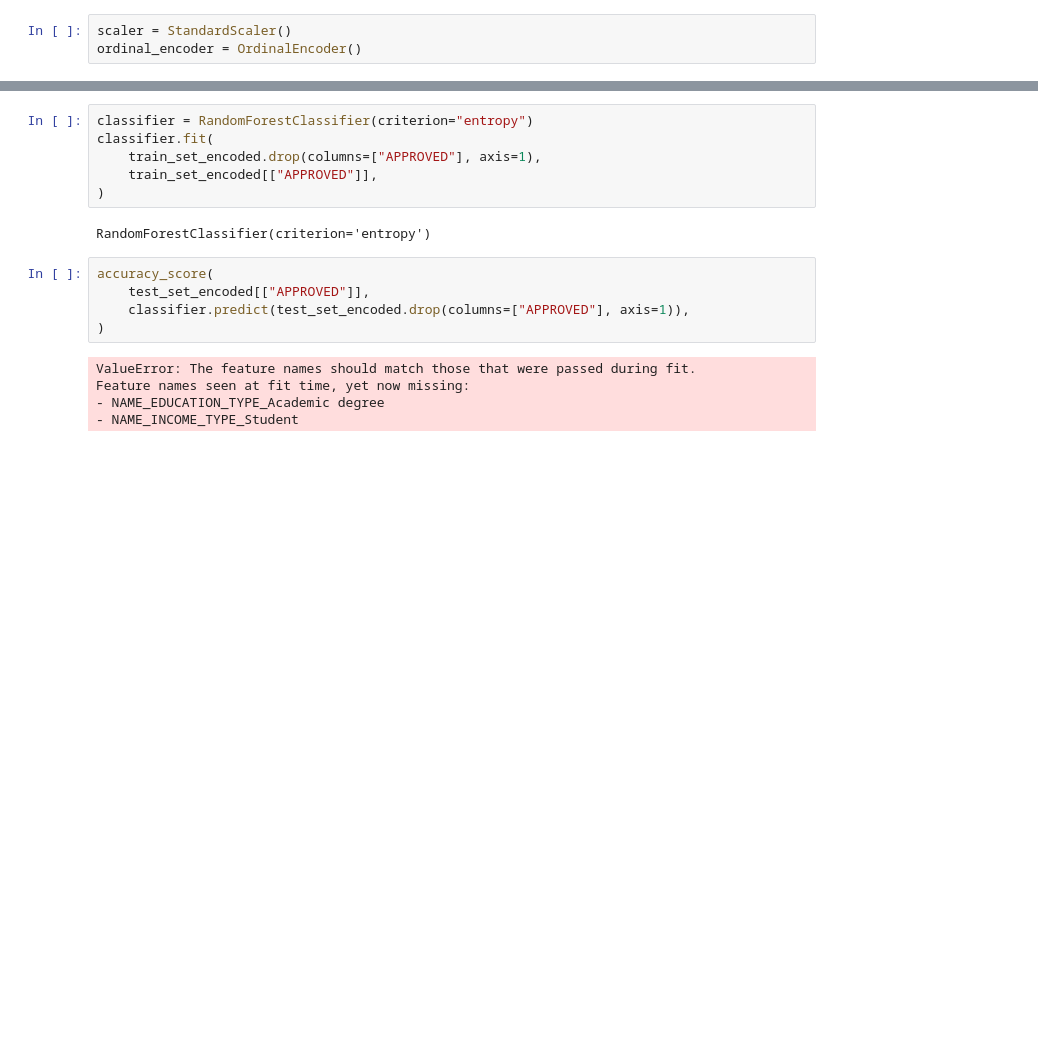
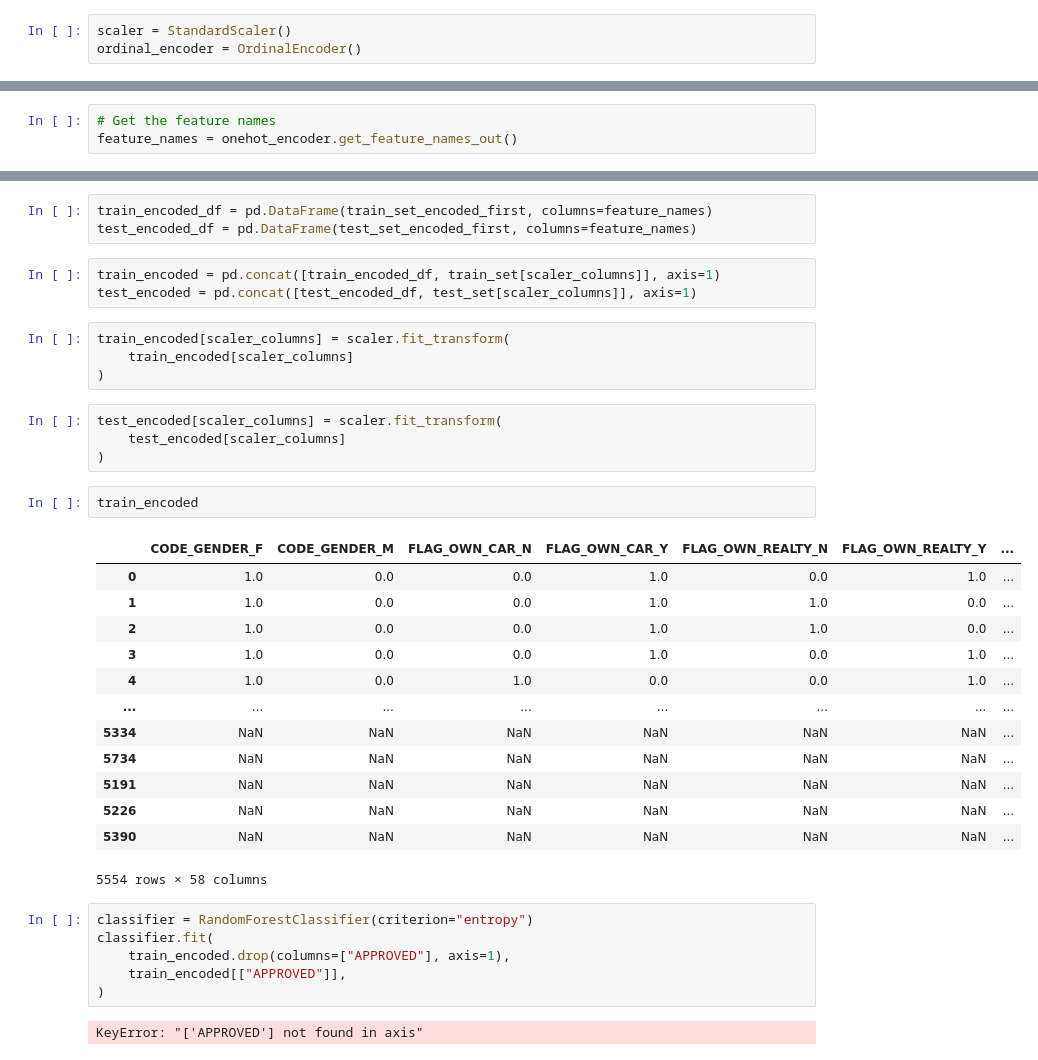
Before and after one commit to DSP-Team-THANGLONGS/dsp-credit-approval, a Jupyter notebook: notebooks/modeling.ipynb, the cells around one changed output, grey strips where cells are left out. Saved outputs shown, nothing was run; the diff lists cells and outputs as text; blank space fills up the shorter version.

```diff
--- a/notebooks/modeling.ipynb
+++ b/notebooks/modeling.ipynb
@@ -85,0 +65,3 @@ train_set_encoded
+# %%
+# Get the feature names
+feature_names = onehot_encoder.get_feature_names_out()
@@ -86,18 +78,38 @@ train_set_encoded
+# %%
+train_encoded_df = pd.DataFrame(train_set_encoded_first, columns=feature_names)
+test_encoded_df = pd.DataFrame(test_set_encoded_first, columns=feature_names)
+# %%
+train_encoded = pd.concat([train_encoded_df, train_set[scaler_columns]], axis=1)
+test_encoded = pd.concat([test_encoded_df, test_set[scaler_columns]], axis=1)
+# %%
+train_encoded[scaler_columns] = scaler.fit_transform(
+    train_encoded[scaler_columns]
+)
+# %%
+test_encoded[scaler_columns] = scaler.fit_transform(
+    test_encoded[scaler_columns]
+)
+# %%
+train_encoded
+# %% [output]
+|  | CODE_GENDER_F | CODE_GENDER_M | FLAG_OWN_CAR_N | FLAG_OWN_CAR_Y | FLAG_OWN_REALTY_N | FLAG_OWN_REALTY_Y | ... |
+| 0 | 1.0 | 0.0 | 0.0 | 1.0 | 0.0 | 1.0 | ... |
+| 1 | 1.0 | 0.0 | 0.0 | 1.0 | 1.0 | 0.0 | ... |
+| 2 | 1.0 | 0.0 | 0.0 | 1.0 | 1.0 | 0.0 | ... |
+| 3 | 1.0 | 0.0 | 0.0 | 1.0 | 0.0 | 1.0 | ... |
+| 4 | 1.0 | 0.0 | 1.0 | 0.0 | 0.0 | 1.0 | ... |
+| ... | ... | ... | ... | ... | ... | ... | ... |
+| 5334 | NaN | NaN | NaN | NaN | NaN | NaN | ... |
+| 5734 | NaN | NaN | NaN | NaN | NaN | NaN | ... |
+| 5191 | NaN | NaN | NaN | NaN | NaN | NaN | ... |
+| 5226 | NaN | NaN | NaN | NaN | NaN | NaN | ... |
+| 5390 | NaN | NaN | NaN | NaN | NaN | NaN | ... |
+5554 rows × 58 columns
 # %%
 classifier = RandomForestClassifier(criterion="entropy")
 classifier.fit(
-    train_set_encoded.drop(columns=["APPROVED"], axis=1),
-    train_set_encoded[["APPROVED"]],
+    train_encoded.drop(columns=["APPROVED"], axis=1),
+    train_encoded[["APPROVED"]],
 )
 # %% [output]
-RandomForestClassifier(criterion='entropy')
+KeyError: "['APPROVED'] not found in axis"
-# %%
-accuracy_score(
-    test_set_encoded[["APPROVED"]],
-    classifier.predict(test_set_encoded.drop(columns=["APPROVED"], axis=1)),
-)
-# %% [output]
-ValueError: The feature names should match those that were passed during fit.
-Feature names seen at fit time, yet now missing:
-- NAME_EDUCATION_TYPE_Academic degree
-- NAME_INCOME_TYPE_Student
```
Also changed, not shown: parts of 12 cells of this notebook, 8 other files.
